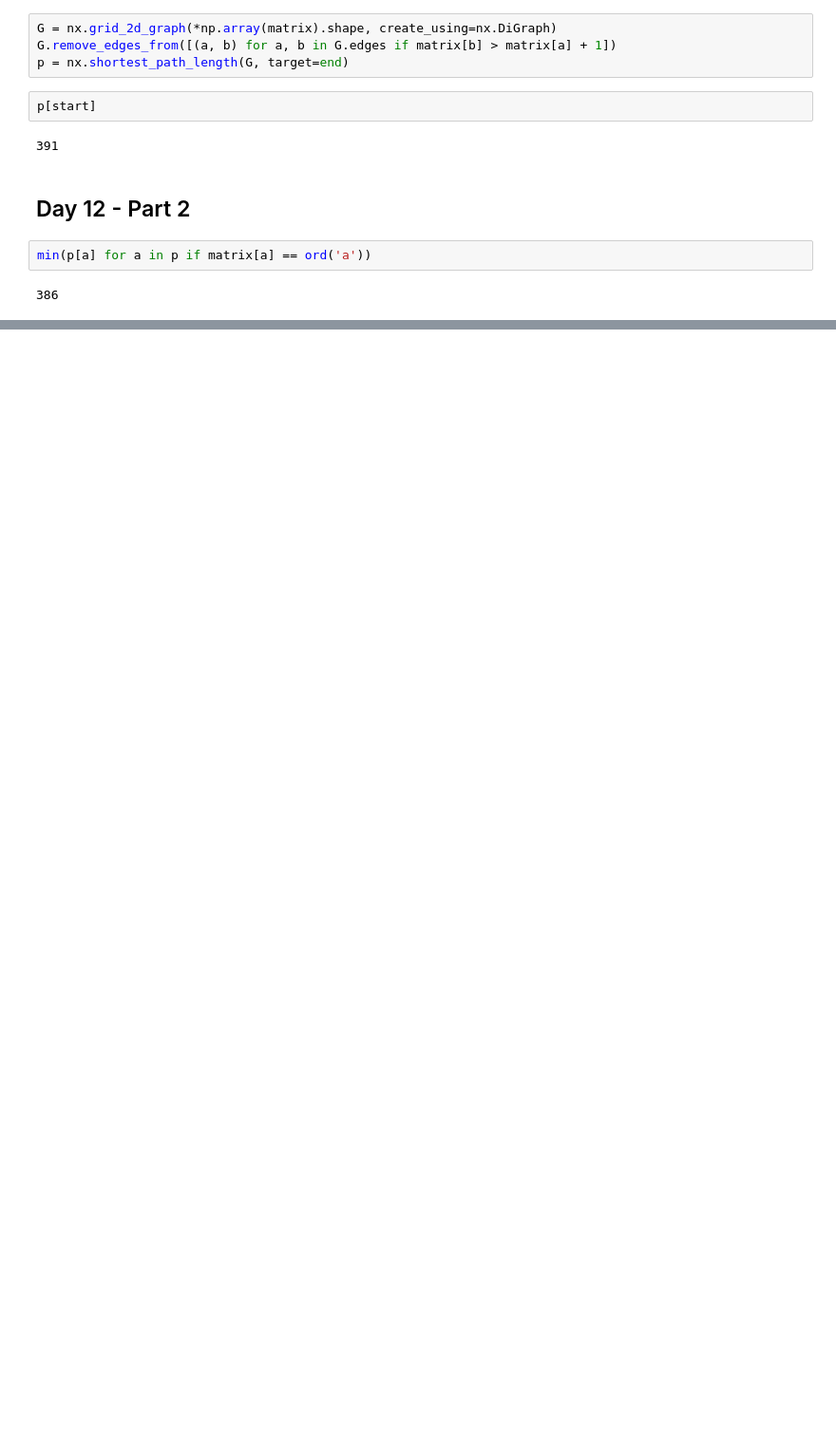
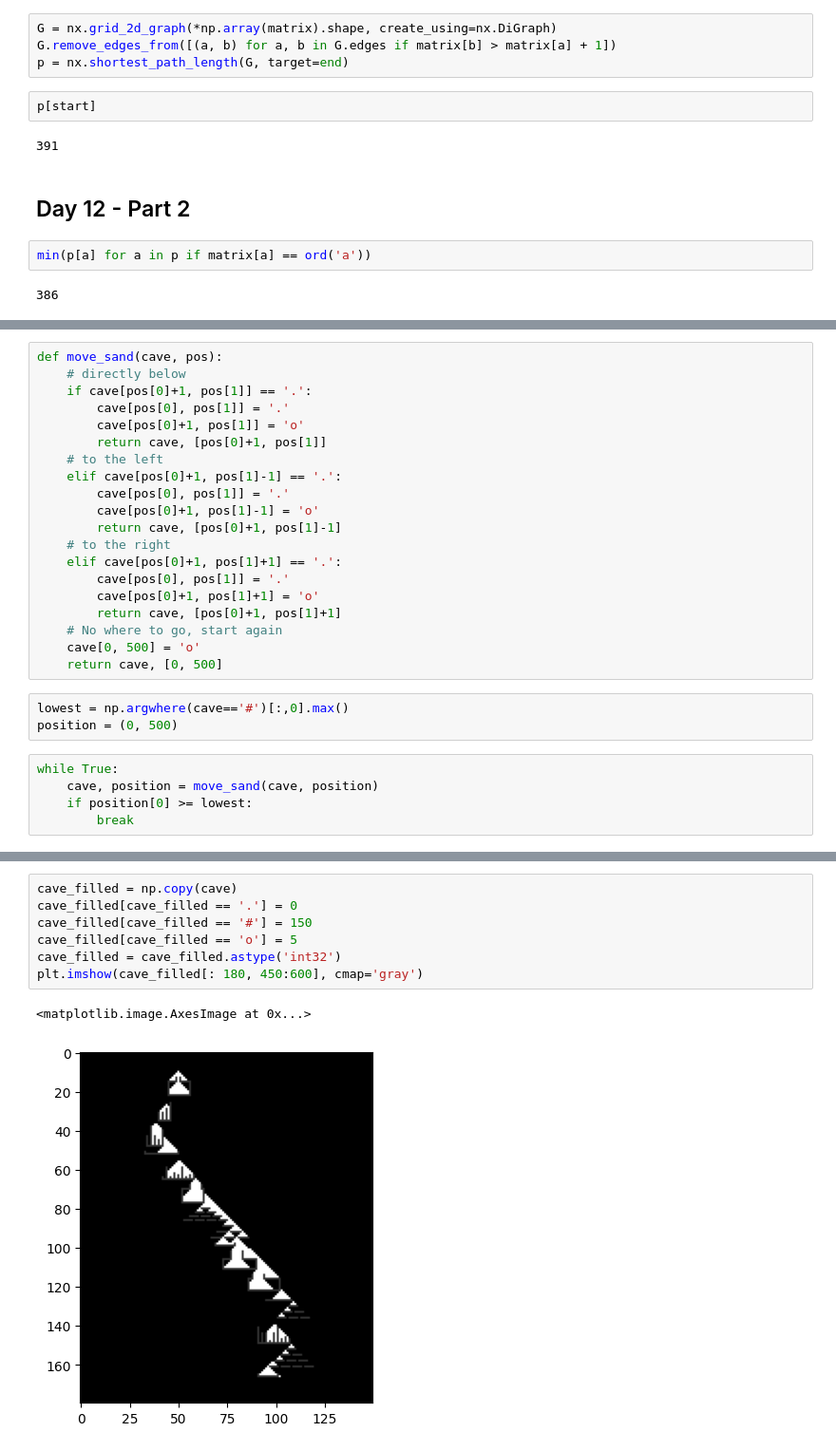
Before and after one commit to lorcanrae/advent-of-code, a Jupyter notebook: aoc-2022/notebooks/running-notebook.ipynb, the cells around one changed output, grey strips where cells are left out. Shown at 95% size. Saved outputs shown, nothing was run; the diff lists cells and outputs as text; blank space fills up the shorter version.

```diff
--- a/aoc-2022/notebooks/running-notebook.ipynb
+++ b/aoc-2022/notebooks/running-notebook.ipynb
@@ -585,0 +762,28 @@ min(p[a] for a in p if matrix[a] == ord('a'))
+# %%
+def move_sand(cave, pos):
+    # directly below
+    if cave[pos[0]+1, pos[1]] == '.':
+        cave[pos[0], pos[1]] = '.'
+        cave[pos[0]+1, pos[1]] = 'o'
+        return cave, [pos[0]+1, pos[1]]
+    # to the left
+    elif cave[pos[0]+1, pos[1]-1] == '.':
+        cave[pos[0], pos[1]] = '.'
+        cave[pos[0]+1, pos[1]-1] = 'o'
+        return cave, [pos[0]+1, pos[1]-1]
+    # to the right
+    elif cave[pos[0]+1, pos[1]+1] == '.':
+        cave[pos[0], pos[1]] = '.'
+        cave[pos[0]+1, pos[1]+1] = 'o'
+        return cave, [pos[0]+1, pos[1]+1]
+    # No where to go, start again
+    cave[0, 500] = 'o'
+    return cave, [0, 500]
+# %%
+lowest = np.argwhere(cave=='#')[:,0].max()
+position = (0, 500)
+# %%
+while True:
+    cave, position = move_sand(cave, position)
+    if position[0] >= lowest:
+        break
@@ -585,0 +795,10 @@ min(p[a] for a in p if matrix[a] == ord('a'))
+# %%
+cave_filled = np.copy(cave)
+cave_filled[cave_filled == '.'] = 0
+cave_filled[cave_filled == '#'] = 150
+cave_filled[cave_filled == 'o'] = 5
+cave_filled = cave_filled.astype('int32')
+plt.imshow(cave_filled[: 180, 450:600], cmap='gray')
+# %% [output]
+<matplotlib.image.AxesImage at 0x...>
+[figure, added]
```
Also changed, not shown: parts of 21 cells of this notebook, 2 other files.
